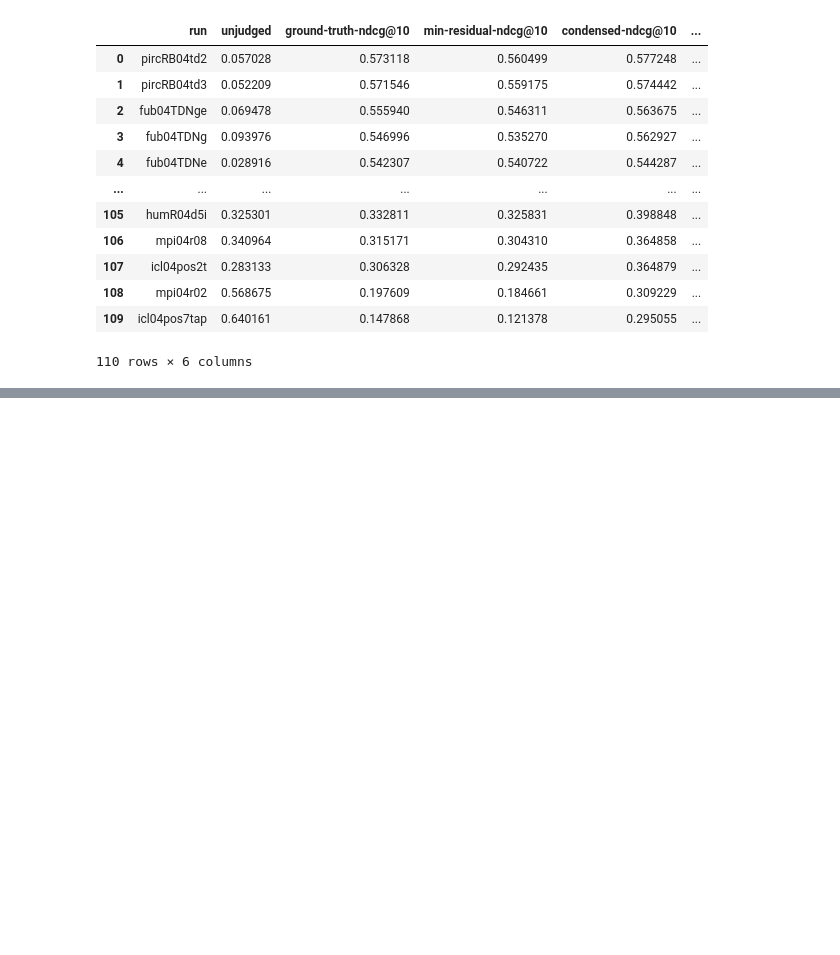
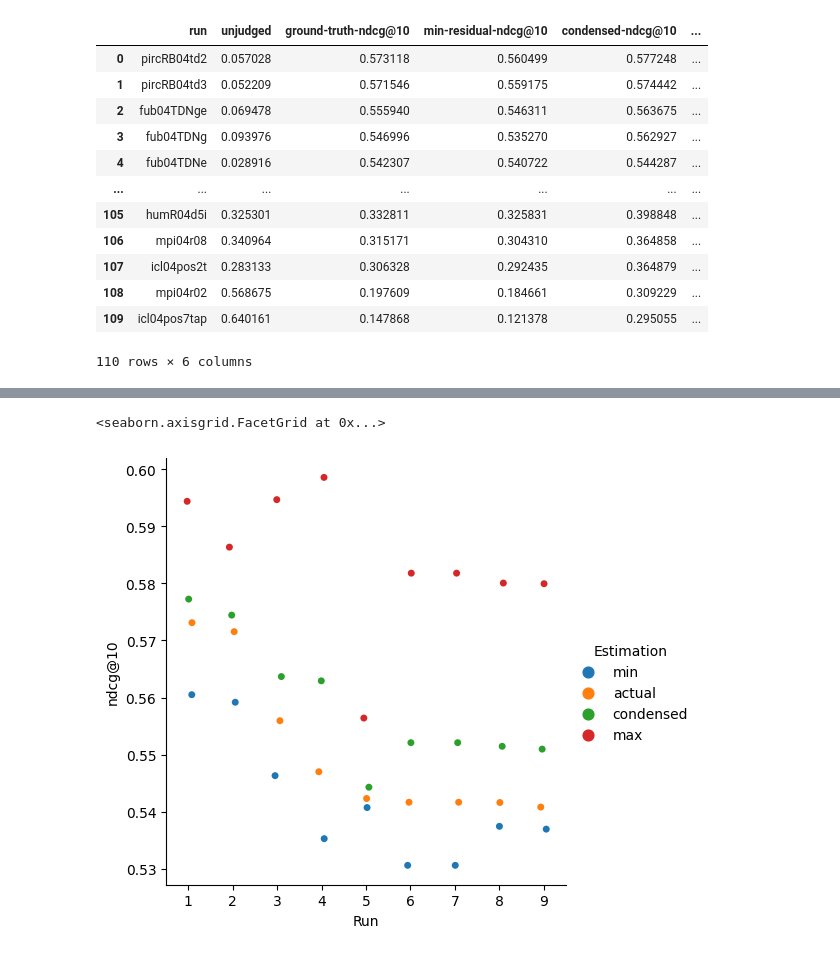
Before and after one commit to webis-de/ECIR-23, a Jupyter notebook: src/main/ipynb/evaluate-robust04.ipynb, the cells around one changed output, grey strips where cells are left out. Saved outputs shown, nothing was run; the diff lists cells and outputs as text; code cells hidden in the pictures; blank space fills up the shorter version.

```diff
--- a/src/main/ipynb/evaluate-robust04.ipynb
+++ b/src/main/ipynb/evaluate-robust04.ipynb
@@ -290,0 +298,10 @@ sns.catplot(
+# %%
+sns.catplot(
+    data=df_for_plot[df_for_plot['Run'] < 10],
+    x='Run', y='ndcg@10',
+    hue='Estimation',
+    hue_order=['min', 'actual', 'condensed', 'max'],
+)
+# %% [output]
+<seaborn.axisgrid.FacetGrid at 0x...>
+[figure, added]
```
Also changed, not shown: parts of 14 cells of this notebook.
